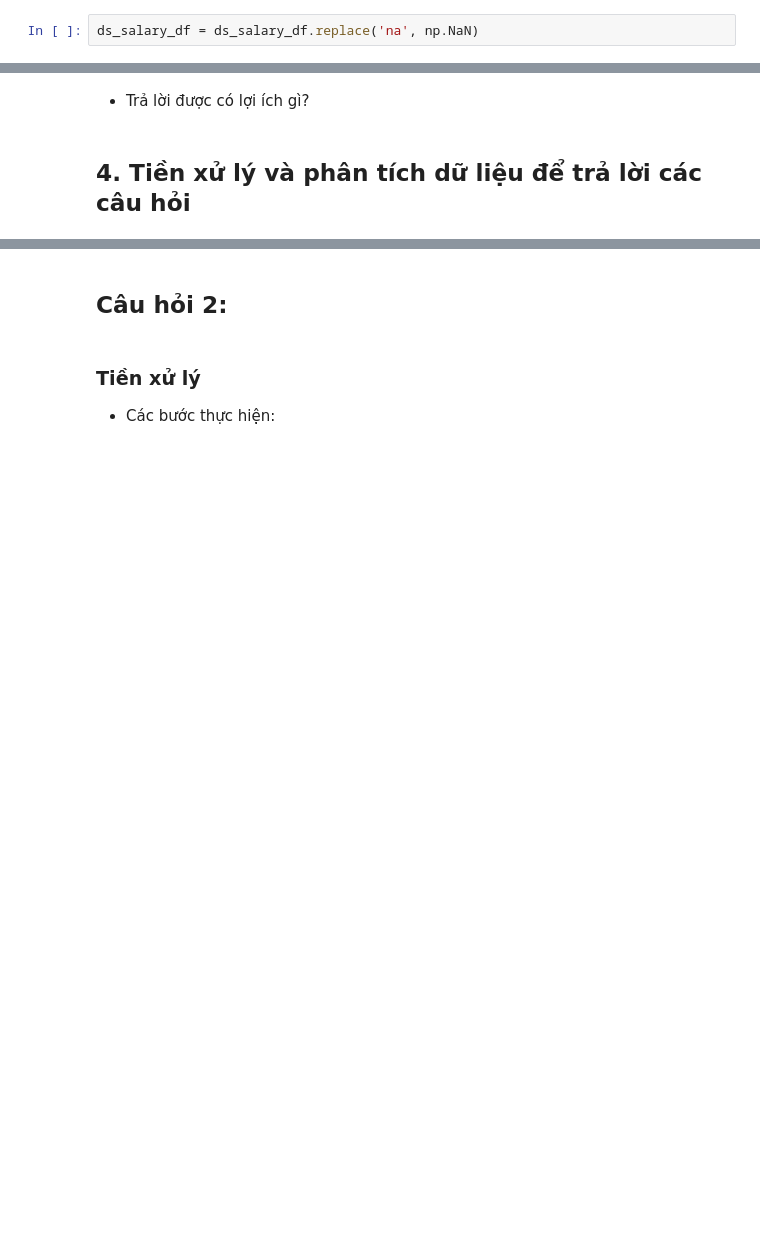
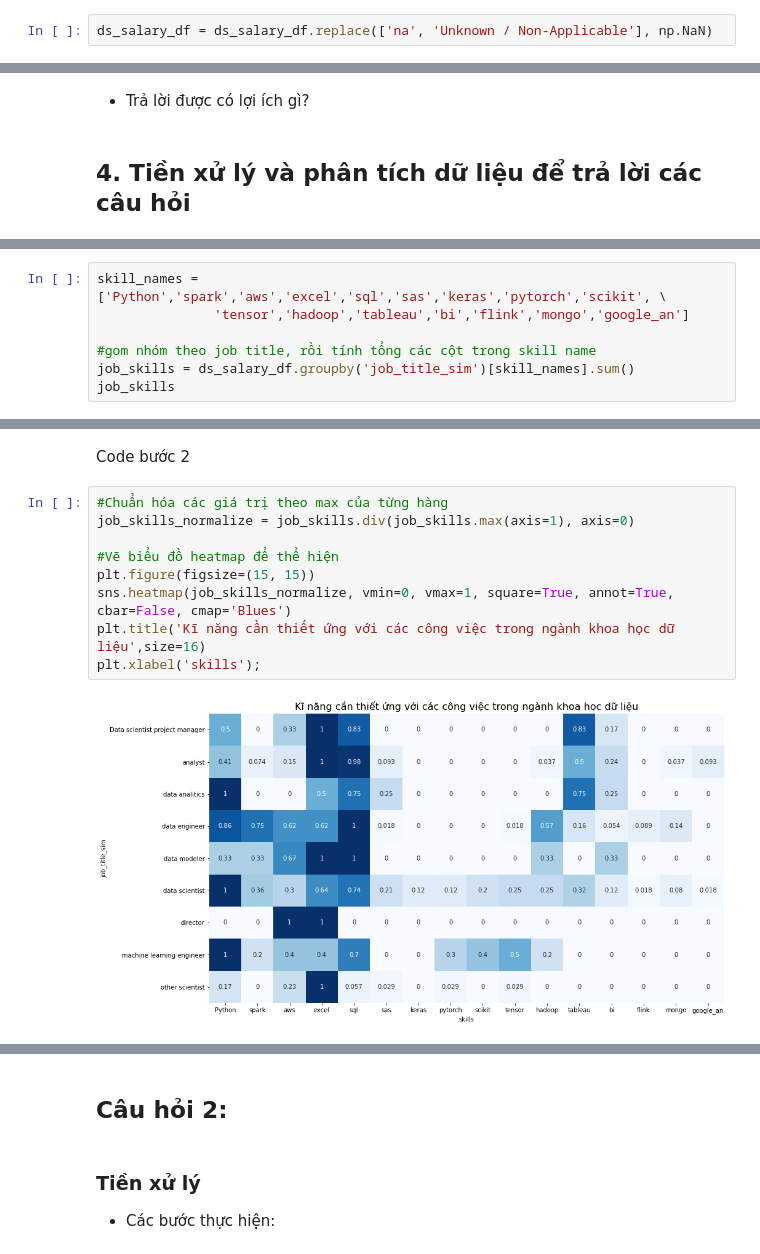
Before and after one commit to wisteria233huhu/LTCKHDL-Final-Project, a Jupyter notebook: FinalProject-LTKHDL.ipynb, the cells around one changed output, grey strips where cells are left out. Cells and saved outputs as stored; diff of their text form; blank space fills up the shorter version.

```diff
--- a/FinalProject-LTKHDL.ipynb
+++ b/FinalProject-LTKHDL.ipynb
@@ -173,5 +185,5 @@ Tuy nhiên ở các cột **seniority_by_title**, **Degree** thì các giá tr
-# %%
-ds_salary_df = ds_salary_df.replace('na', np.NaN)
+# %%
+ds_salary_df = ds_salary_df.replace(['na', 'Unknown / Non-Applicable'], np.NaN)
 # %%
 columns_cate = list(ds_salary_df.dtypes[ds_salary_df.dtypes == 'object'].index)
 categorical_df = ds_salary_df[columns_cate]
@@ -212,0 +228,7 @@ categorical_df
+# %%
+skill_names = ['Python','spark','aws','excel','sql','sas','keras','pytorch','scikit', \
+               'tensor','hadoop','tableau','bi','flink','mongo','google_an']
+
+#gom nhóm theo job title, rồi tính tổng các cột trong skill name
+job_skills = ds_salary_df.groupby('job_title_sim')[skill_names].sum()
+job_skills
@@ -212,0 +247,13 @@ categorical_df
+# %% [markdown]
+Code bước 2
+# %%
+#Chuẩn hóa các giá trị theo max của từng hàng
+job_skills_normalize = job_skills.div(job_skills.max(axis=1), axis=0)
+
+#Vẽ biểu đồ heatmap để thể hiện
+plt.figure(figsize=(15, 15))
+sns.heatmap(job_skills_normalize, vmin=0, vmax=1, square=True, annot=True, cbar=False, cmap='Blues')
+plt.title('Kĩ năng cần thiết ứng với các công việc trong ngành khoa học dữ liệu',size=16)
+plt.xlabel('skills');
+# %% [output]
+[figure, added]
```
Also changed, not shown: parts of 34 cells of this notebook.
